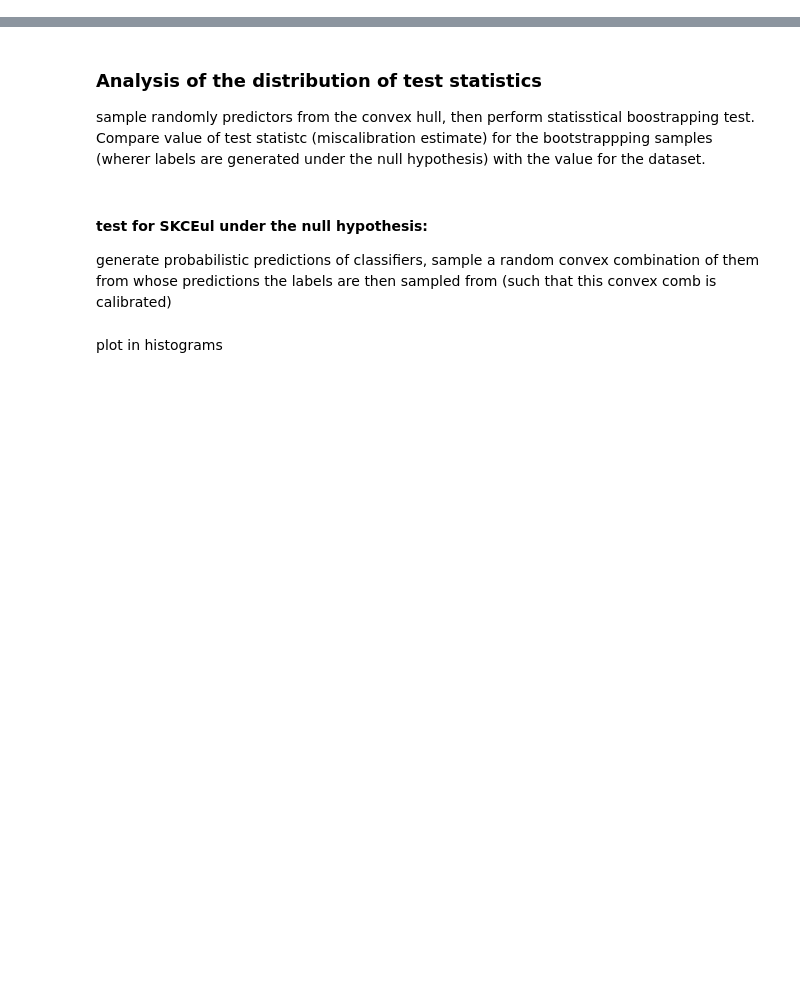
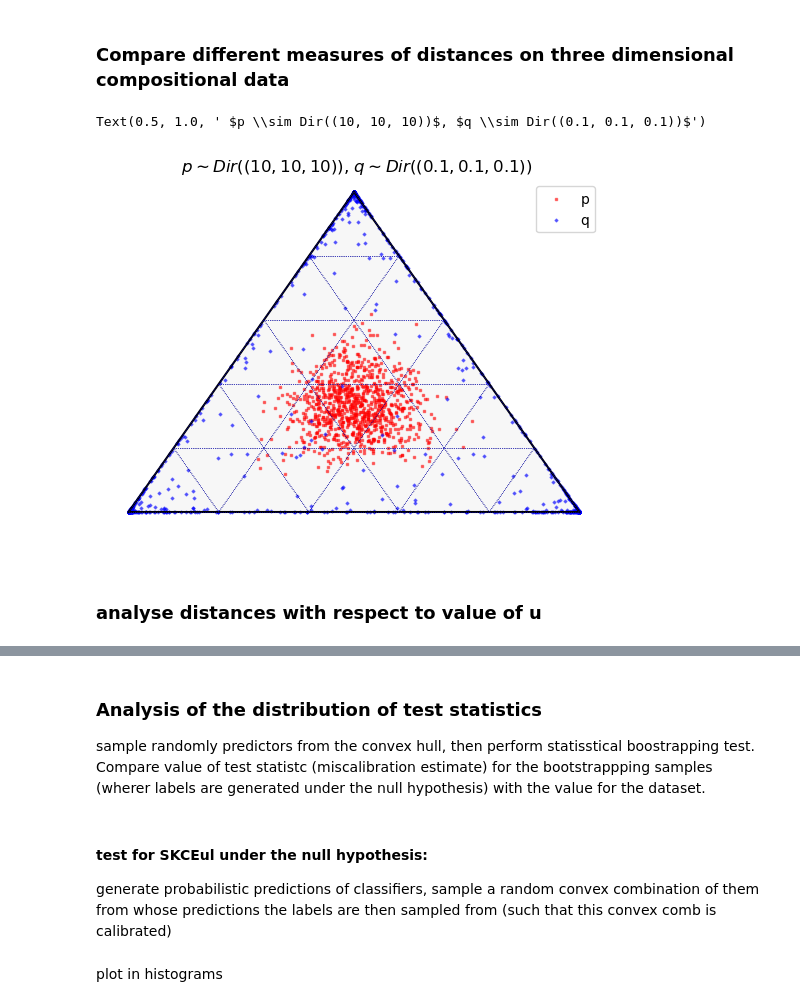
Before and after one commit to mkjuergens/EnsembleCalibration, a Jupyter notebook: ensemblecalibration/calibration/calibration_estimates/evaluate_dists.ipynb, the cells around one changed output, grey strips where cells are left out. Saved outputs shown, nothing was run; the diff lists cells and outputs as text; code cells hidden in the pictures; blank space fills up the shorter version.

Commit message:
update file for ervaluating distance measures

```diff
--- a/ensemblecalibration/calibration/calibration_estimates/evaluate_dists.ipynb
+++ b/ensemblecalibration/calibration/calibration_estimates/evaluate_dists.ipynb
@@ -10,0 +15,34 @@ from ensemblecalibration.calibration.calibration_estimates import skceuq
+# %% [markdown]
+### Compare different measures of distances on three dimensional compositional data
+# %%
+u_p = 10
+u_q = 0.1
+
+p_probs = np.random.dirichlet(u_p*np.ones(3), size=1000)
+q_probs = np.random.dirichlet(u_q* np.ones(3), size=1000)
+# %%
+# ternary figure
+fig, tax = ternary.figure(scale=1)
+tax.boundary(linewidth=1.5)
+
+tax.gridlines(color="black", multiple=.2, linewidth=.5)
+tax.gridlines(color="blue", multiple=.2, linewidth=.5)
+
+# Background color
+tax.set_background_color(color="whitesmoke", alpha=0.7) # the detault, essentially
+tax.scatter([tuple(p_probs[i]) for i in range(len(p_probs))], marker='s', color='red', s= 2, alpha=0.5, label='p')
+tax.scatter([tuple(q_probs[i]) for i in range(len(q_probs))], marker='D', color='blue', s= 2, alpha=0.5, label='q')
+
+
+tax.legend()
+
+# Remove default Matplotlib Axes
+tax.clear_matplotlib_ticks()
+tax.get_axes().axis('off')
+
+plt.title(f" $p \sim Dir({(u_p, u_p, u_p)})$, $q \sim Dir({(u_q, u_q, u_q)})$")
+# %% [output]
+Text(0.5, 1.0, ' $p \\sim Dir((10, 10, 10))$, $q \\sim Dir((0.1, 0.1, 0.1))$')
+[figure, added]
+# %% [markdown]
+### analyse distances with respect to value of u
```
Also changed, not shown: parts of 4 cells of this notebook.
